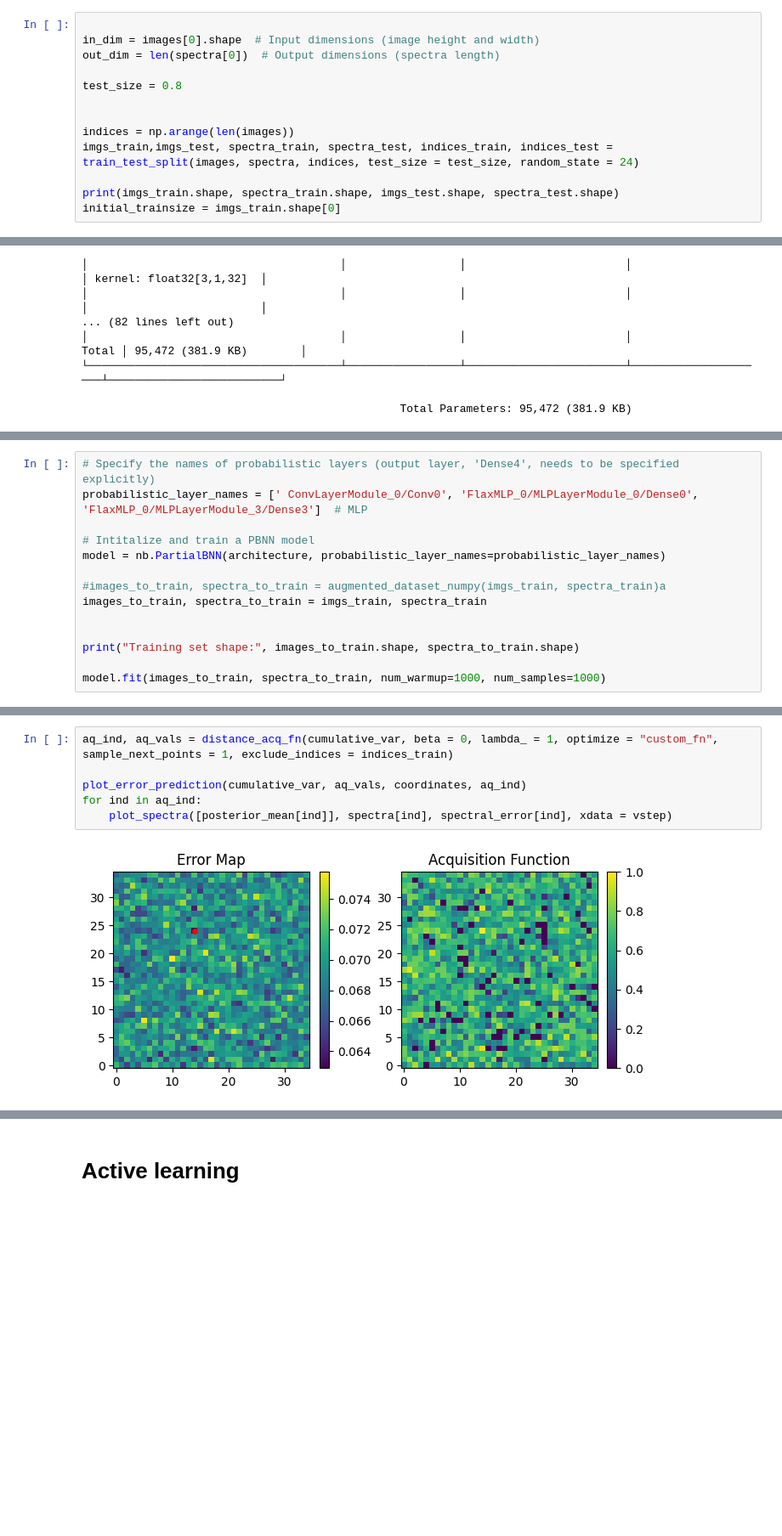
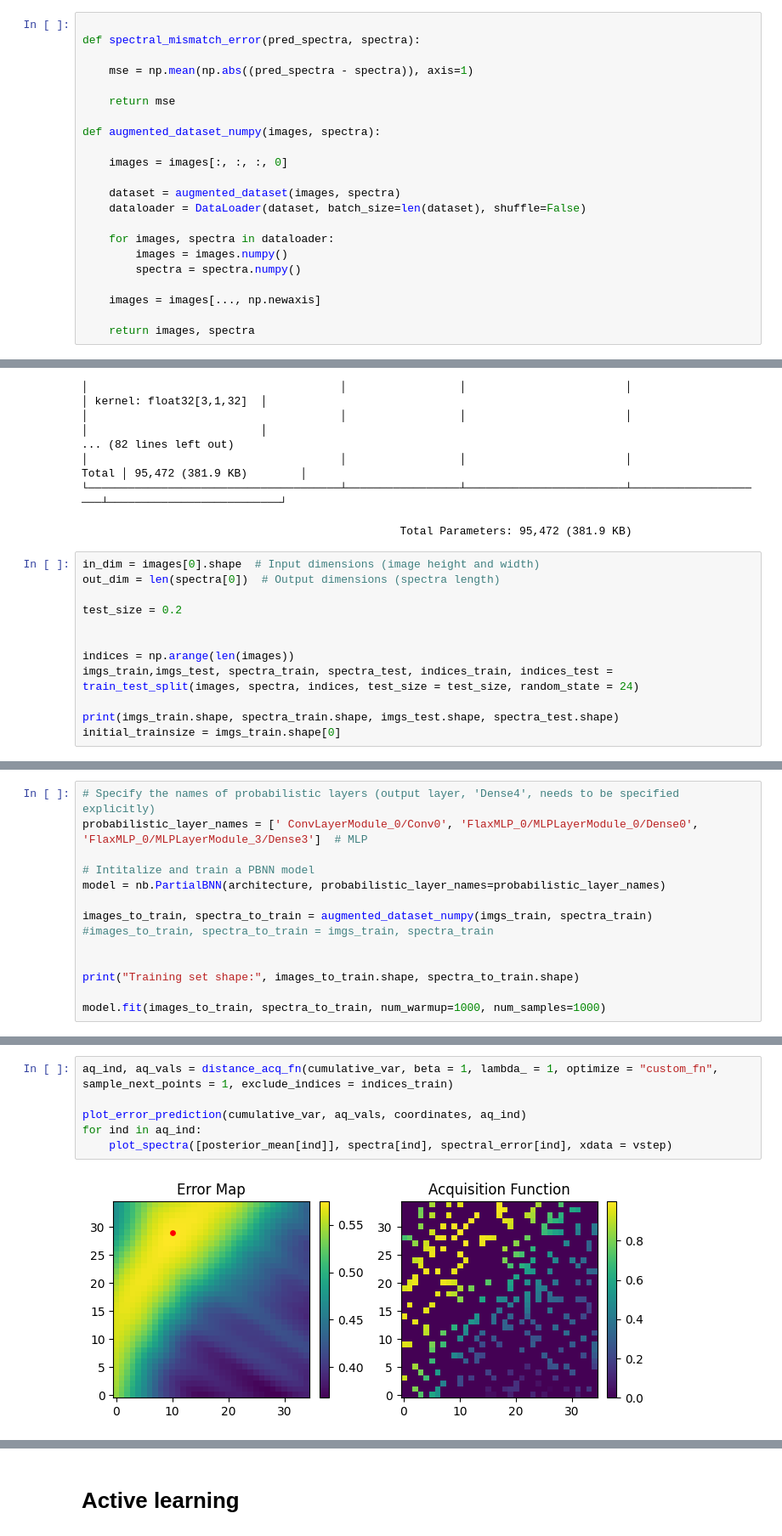
Before and after one commit to gnganesh99/im2spec_bnn, a Jupyter notebook: pbnn_im2spec.ipynb, the cells around one changed output, grey strips where cells are left out. Shown at 85% size. Cells and saved outputs as stored; diff of their text form; blank space fills up the shorter version.

```diff
--- a/pbnn_im2spec.ipynb
+++ b/pbnn_im2spec.ipynb
@@ -104,13 +103,22 @@ plt.show()
 # %%
 
-in_dim = images[0].shape  # Input dimensions (image height and width)
-out_dim = len(spectra[0])  # Output dimensions (spectra length)
+def spectral_mismatch_error(pred_spectra, spectra):
 
-test_size = 0.8
+    mse = np.mean(np.abs((pred_spectra - spectra)), axis=1)
 
+    return mse
 
-indices = np.arange(len(images))
-imgs_train,imgs_test, spectra_train, spectra_test, indices_train, indices_test = train_test_split(images, spectra, indices, test_size = test_size, random_state = 24)
+def augmented_dataset_numpy(images, spectra):
 
-print(imgs_train.shape, spectra_train.shape, imgs_test.shape, spectra_test.shape)
-initial_trainsize = imgs_train.shape[0]
+    images = images[:, :, :, 0]
+
+    dataset = augmented_dataset(images, spectra)
+    dataloader = DataLoader(dataset, batch_size=len(dataset), shuffle=False)
+
+    for images, spectra in dataloader:
+        images = images.numpy()
+        spectra = spectra.numpy()
+
+    images = images[..., np.newaxis]
+
+    return images, spectra
@@ -143,3 +149,15 @@ model_tab = architecture.tabulate(jax.random.PRNGKey(0), inputs, console_kwargs=
 └──────────────────────────────────────┴─────────────────┴────────────────────────┴─────────────────────┴──────────────────────────┘
 
                                                 Total Parameters: 95,472 (381.9 KB)
+# %%
+in_dim = images[0].shape  # Input dimensions (image height and width)
+out_dim = len(spectra[0])  # Output dimensions (spectra length)
+
+test_size = 0.2
+
+
+indices = np.arange(len(images))
+imgs_train,imgs_test, spectra_train, spectra_test, indices_train, indices_test = train_test_split(images, spectra, indices, test_size = test_size, random_state = 24)
+
+print(imgs_train.shape, spectra_train.shape, imgs_test.shape, spectra_test.shape)
+initial_trainsize = imgs_train.shape[0]
@@ -150,8 +170,8 @@ probabilistic_layer_names = [' ConvLayerModule_0/Conv0', 'FlaxMLP_0/MLPLayerModu
 # Intitalize and train a PBNN model
 model = nb.PartialBNN(architecture, probabilistic_layer_names=probabilistic_layer_names)
 
-#images_to_train, spectra_to_train = augmented_dataset_numpy(imgs_train, spectra_train)a
-images_to_train, spectra_to_train = imgs_train, spectra_train
+images_to_train, spectra_to_train = augmented_dataset_numpy(imgs_train, spectra_train)
+#images_to_train, spectra_to_train = imgs_train, spectra_train
 
 
 print("Training set shape:", images_to_train.shape, spectra_to_train.shape)
@@ -197,8 +220,8 @@ Text(0, 0.5, 'Signal (a.u.)')
 # %%
-aq_ind, aq_vals = distance_acq_fn(cumulative_var, beta = 0, lambda_ = 1, optimize = "custom_fn", sample_next_points = 1, exclude_indices = indices_train)
+aq_ind, aq_vals = distance_acq_fn(cumulative_var, beta = 1, lambda_ = 1, optimize = "custom_fn", sample_next_points = 1, exclude_indices = indices_train)
 
 plot_error_prediction(cumulative_var, aq_vals, coordinates, aq_ind)
 for ind in aq_ind:
     plot_spectra([posterior_mean[ind]], spectra[ind], spectral_error[ind], xdata = vstep)
 # %% [output]
-[figure, old version]
+[figure, new version]
```
Also changed, not shown: parts of 16 cells of this notebook.
